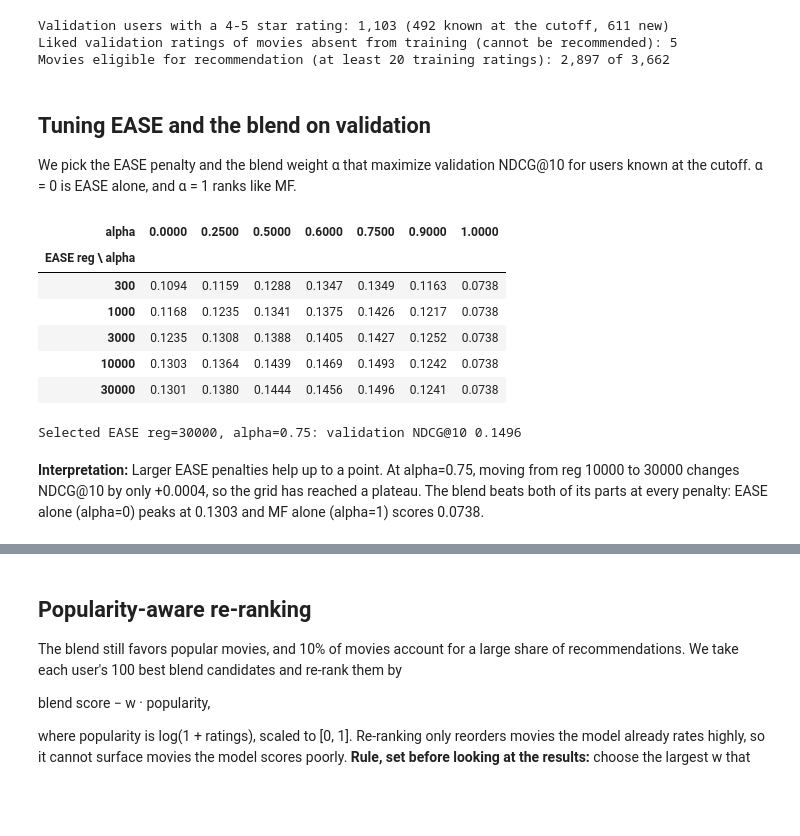
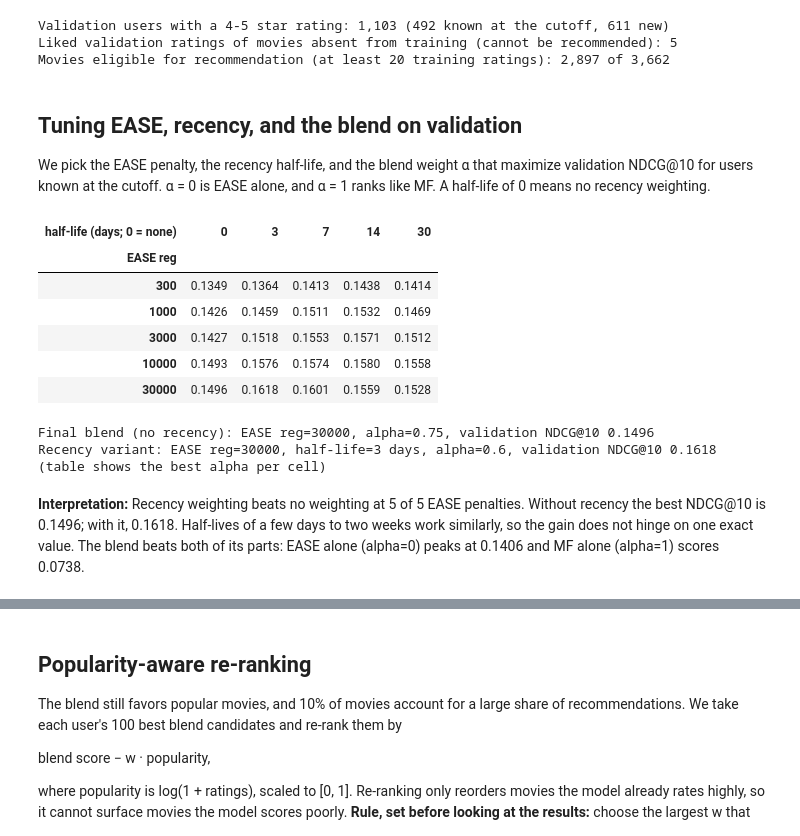
Before and after one commit to zaeem886/cinecue, a Jupyter notebook: notebooks/06_ranking.ipynb, the cells around one changed output, grey strips where cells are left out. Cells and saved outputs as stored; diff of their text form; code cells hidden in the pictures; blank space fills up the shorter version.

```diff
--- a/notebooks/06_ranking.ipynb
+++ b/notebooks/06_ranking.ipynb
@@ -140,41 +167,51 @@ Validation users with a 4-5 star rating: 1,103 (492 known at the cutoff, 611 new
 Liked validation ratings of movies absent from training (cannot be recommended): 5
 Movies eligible for recommendation (at least 20 training ratings): 2,897 of 3,662
 # %% [markdown]
-## Tuning EASE and the blend on validation
+## Tuning EASE, recency, and the blend on validation
 
-We pick the EASE penalty and the blend weight α that maximize validation NDCG@10 for
-users known at the cutoff. α = 0 is EASE alone, and α = 1 ranks like MF.
+We pick the EASE penalty, the recency half-life, and the blend weight α that maximize
+validation NDCG@10 for users known at the cutoff. α = 0 is EASE alone, and α = 1 ranks
+like MF. A half-life of 0 means no recency weighting.
 # %%
 known_users = val.users[val.known]
 mf_val = mf.user_vectors[mf.users.encode(known_users)] @ mf.item_aug.T + mf.mean + mf.item_bias
 blend_grid = []
 for reg, ease in eases.items():
-    ease_val = ease.score(val.history[val.known])
-    for alpha in [0.0, 0.25, 0.5, 0.6, 0.75, 0.9, 1.0]:
-        metrics = val.evaluate(val.ranked(blend(ease_val, mf_val, alpha)))
-        blend_grid.append({"ease_reg": reg, "alpha": alpha, "ndcg": metrics["ndcg"],
-                           "precision": metrics["precision"], "coverage": metrics["coverage"]})
+    val.ease_template = ease
+    for half_life in [0, 3, 7, 14, 30]:
+        ease_val = ease.score(val.weighted_history(half_life)[val.known])
+        for alpha in [0.0, 0.25, 0.5, 0.6, 0.75, 0.9, 1.0]:
+            metrics = val.evaluate(val.ranked(blend(ease_val, mf_val, alpha)))
+            blend_grid.append({"ease_reg": reg, "half_life": half_life, "alpha": alpha, "ndcg": metrics["ndcg"],
+                               "precision": metrics["precision"], "coverage": metrics["coverage"]})
 blend_grid = pd.DataFrame(blend_grid)
-display(blend_grid.pivot(index="ease_reg", columns="alpha", values="ndcg").rename_axis(
-    index="EASE reg \\ alpha"))
-choice = blend_grid.loc[blend_grid.ndcg.idxmax()]
-EASE_REG, ALPHA = float(choice.ease_reg), float(choice.alpha)
-print(f"Selected EASE reg={EASE_REG:g}, alpha={ALPHA:g}: validation NDCG@10 {choice.ndcg:.4f}")
-at_alpha = blend_grid.loc[blend_grid.alpha == ALPHA].set_index("ease_reg").ndcg
+best_alpha = blend_grid.groupby(["ease_reg", "half_life"]).ndcg.max().unstack("half_life")
+display(best_alpha.rename_axis(index="EASE reg", columns="half-life (days; 0 = none)"))
+# Final blend: best setting without recency. Recency variant: best setting with it.
+choice = blend_grid.loc[blend_grid.loc[blend_grid.half_life == 0, "ndcg"].idxmax()]
+EASE_REG, ALPHA, HALF_LIFE = float(choice.ease_reg), float(choice.alpha), 0
+recent = blend_grid.loc[blend_grid.loc[blend_grid.half_life > 0, "ndcg"].idxmax()]
+RECENT_REG, RECENT_ALPHA, RECENT_HALF_LIFE = float(recent.ease_reg), float(recent.alpha), int(recent.half_life)
+print(f"Final blend (no recency): EASE reg={EASE_REG:g}, alpha={ALPHA:g}, validation NDCG@10 {choice.ndcg:.4f}")
+print(f"Recency variant: EASE reg={RECENT_REG:g}, half-life={RECENT_HALF_LIFE} days, alpha={RECENT_ALPHA:g}, "
+      f"validation NDCG@10 {recent.ndcg:.4f} (table shows the best alpha per cell)")
+recency_wins = int((best_alpha.drop(columns=0).max(axis=1) > best_alpha[0]).sum())
 display(Markdown(
-    f"**Interpretation:** Larger EASE penalties help up to a point. At alpha={ALPHA:g}, moving from reg "
-    f"{at_alpha.index[-2]:g} to {at_alpha.index[-1]:g} changes NDCG@10 by only {at_alpha.iloc[-1] - at_alpha.iloc[-2]:+.4f}, "
-    "so the grid has reached a plateau. The blend beats both of its parts at every penalty: EASE alone (alpha=0) "
-    f"peaks at {blend_grid.loc[blend_grid.alpha == 0, 'ndcg'].max():.4f} and MF alone (alpha=1) scores "
+    f"**Interpretation:** Recency weighting beats no weighting at {recency_wins} of {len(best_alpha)} EASE penalties. "
+    f"Without recency the best NDCG@10 is {best_alpha[0].max():.4f}; with it, {best_alpha.drop(columns=0).max().max():.4f}. "
+    "Half-lives of a few days to two weeks work similarly, so the gain does not hinge on one exact value. "
+    f"The blend beats both of its parts: EASE alone (alpha=0) peaks at "
+    f"{blend_grid.loc[blend_grid.alpha == 0, 'ndcg'].max():.4f} and MF alone (alpha=1) scores "
     f"{blend_grid.loc[blend_grid.alpha == 1, 'ndcg'].max():.4f}."))
 # %% [output]
-| alpha | 0.0000 | 0.2500 | 0.5000 | 0.6000 | 0.7500 | 0.9000 | 1.0000 |
-| EASE reg \ alpha |  |  |  |  |  |  |  |
-| 300 | 0.1094 | 0.1159 | 0.1288 | 0.1347 | 0.1349 | 0.1163 | 0.0738 |
-| 1000 | 0.1168 | 0.1235 | 0.1341 | 0.1375 | 0.1426 | 0.1217 | 0.0738 |
-| 3000 | 0.1235 | 0.1308 | 0.1388 | 0.1405 | 0.1427 | 0.1252 | 0.0738 |
-| 10000 | 0.1303 | 0.1364 | 0.1439 | 0.1469 | 0.1493 | 0.1242 | 0.0738 |
-| 30000 | 0.1301 | 0.1380 | 0.1444 | 0.1456 | 0.1496 | 0.1241 | 0.0738 |
+| half-life (days; 0 = none) | 0 | 3 | 7 | 14 | 30 |
+| EASE reg |  |  |  |  |  |
+| 300 | 0.1349 | 0.1364 | 0.1413 | 0.1438 | 0.1414 |
+| 1000 | 0.1426 | 0.1459 | 0.1511 | 0.1532 | 0.1469 |
+| 3000 | 0.1427 | 0.1518 | 0.1553 | 0.1571 | 0.1512 |
+| 10000 | 0.1493 | 0.1576 | 0.1574 | 0.1580 | 0.1558 |
+| 30000 | 0.1496 | 0.1618 | 0.1601 | 0.1559 | 0.1528 |
-Selected EASE reg=30000, alpha=0.75: validation NDCG@10 0.1496
+Final blend (no recency): EASE reg=30000, alpha=0.75, validation NDCG@10 0.1496
+Recency variant: EASE reg=30000, half-life=3 days, alpha=0.6, validation NDCG@10 0.1618 (table shows the best alpha per cell)
-**Interpretation:** Larger EASE penalties help up to a point. At alpha=0.75, moving from reg 10000 to 30000 changes NDCG@10 by only +0.0004, so the grid has reached a plateau. The blend beats both of its parts at every penalty: EASE alone (alpha=0) peaks at 0.1303 and MF alone (alpha=1) scores 0.0738.
+**Interpretation:** Recency weighting beats no weighting at 5 of 5 EASE penalties. Without recency the best NDCG@10 is 0.1496; with it, 0.1618. Half-lives of a few days to two weeks work similarly, so the gain does not hinge on one exact value. The blend beats both of its parts: EASE alone (alpha=0) peaks at 0.1406 and MF alone (alpha=1) scores 0.0738.
 # %%
```
Also changed, not shown: parts of 14 cells of this notebook, 1 other file.
